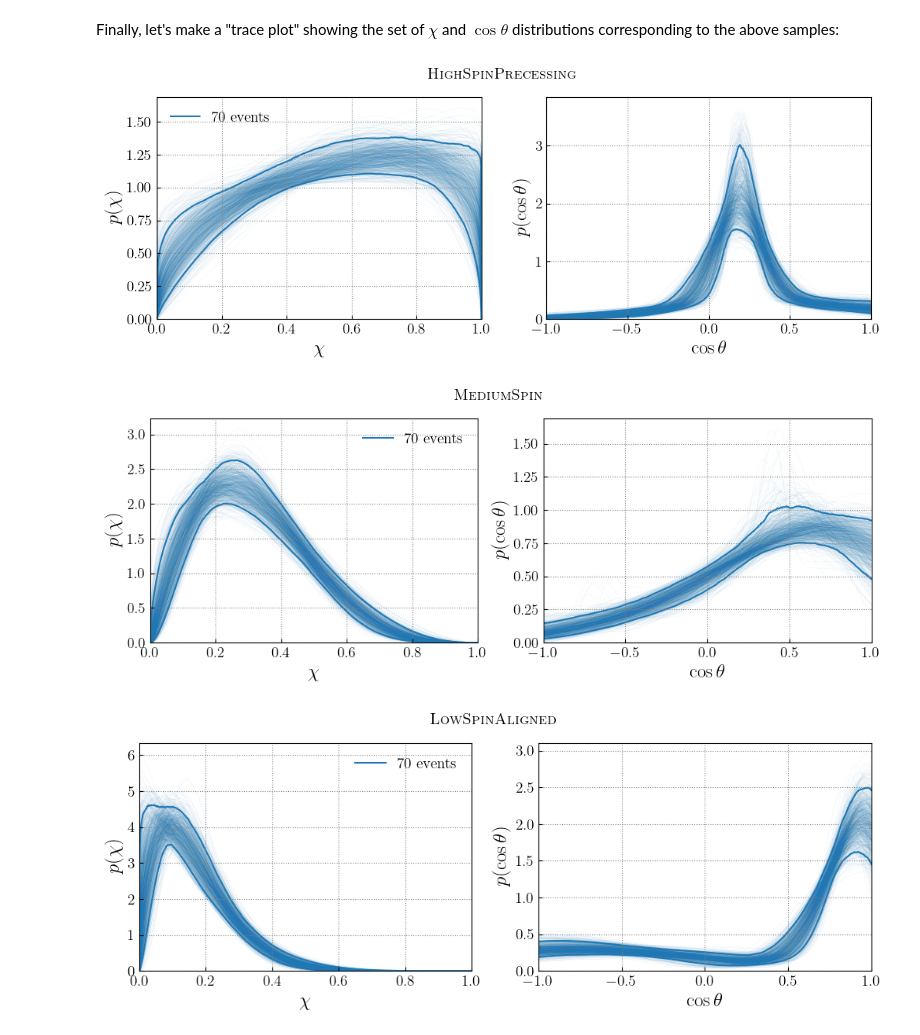
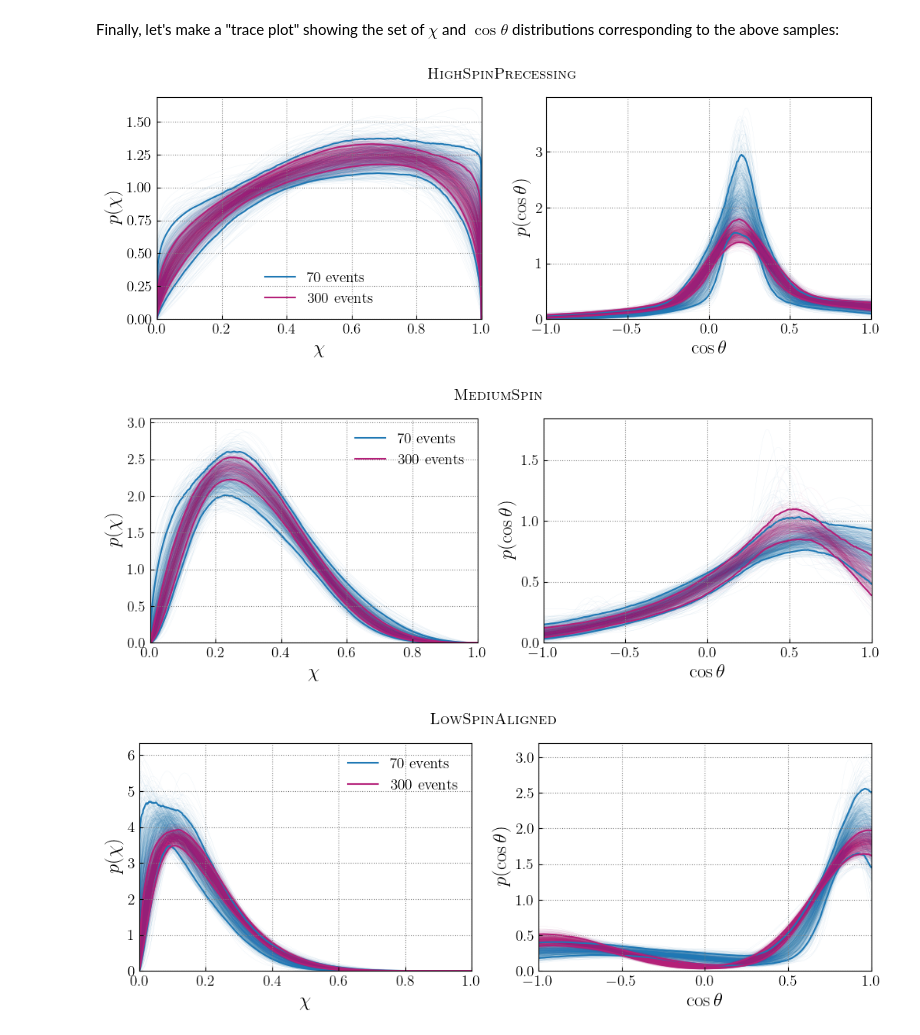
Before and after one commit to zoekko/comp-spin-mock-injections, a Jupyter notebook: Data/PopulationInferenceOutput/inspect_betaPlusDoubleGaussian.ipynb, the cells around one changed output. Cells and saved outputs as stored; diff of their text form; code cells hidden in the pictures.

```diff
--- a/Data/PopulationInferenceOutput/inspect_betaPlusDoubleGaussian.ipynb
+++ b/Data/PopulationInferenceOutput/inspect_betaPlusDoubleGaussian.ipynb
@@ -17,7 +17,7 @@ and make dict containing info for all populations under the given model
 # For loading files
 model = 'betaPlusDoubleGaussian'
 pops = ['1', '2', '3']
-nevents = ['70'] ## TODO: update to include 150 and 300
+nevents = ['70', '300']
 
 # Make Dict
 data_dict = {}
@@ -27,7 +27,7 @@ for pop in pops:
     data_pop = {}
     for nevent in nevents:
 
-        name = f"{model}_pop{pop}_{nevent}events"
+        name = f"{model}_pop{pop}_{nevent}events_temp" #TODO: get rid of temp
 
         with open(f'{model}/{name}.json', 'r') as f:
             data = json.load(f)
@@ -190,7 +190,7 @@ chi_grid = np.linspace(0,1,1000)
 cost_grid = np.linspace(-1,1,1000)
 
 # Choose a number of traces to draw
-nTraces = 1000
+nTracesMax = 800
 
 for pop in pops:
 
@@ -205,6 +205,7 @@ for pop in pops:
         data = data_dict[pop_key][nevent_key]
 
         # Instantiate an array to hold a collection of traces
+        nTraces = min(nTracesMax, len(data['mu_chi']['processed']))
         p_chi = np.zeros((nTraces,chi_grid.size))
         p_cost = np.zeros((nTraces,cost_grid.size))
 
@@ -225,33 +226,33 @@ for pop in pops:
             p_chi[i,:] = calculate_betaDistribution(chi_grid, a, b)
 
             # and gaussian distribution for cos(theta)
             p_cost[i,:] = calculate_Double_Gaussian(cost_grid, mu1_cost, sigma1_cost, mu2_cost, sigma2_cost, MF_cost, -1, 1)
 
         # Plot individual traces
         axes[0].plot(chi_grid, p_chi.T,color=nevents_colors_dict[nevent_key], lw=0.15, alpha=0.15, zorder=0)
         axes[1].plot(cost_grid, p_cost.T,color=nevents_colors_dict[nevent_key], lw=0.15, alpha=0.15, zorder=0)
 
         # Also plot 5% and 95% credible bounds
         axes[0].plot(chi_grid, np.quantile(p_chi,0.05,axis=0), color=nevents_colors_dict[nevent_key], zorder=1, label=nevent_key)
         axes[0].plot(chi_grid, np.quantile(p_chi,0.95,axis=0), color=nevents_colors_dict[nevent_key], zorder=1)
         axes[1].plot(cost_grid, np.quantile(p_cost,0.05,axis=0), color=nevents_colors_dict[nevent_key], zorder=1)
         axes[1].plot(cost_grid, np.quantile(p_cost,0.95,axis=0), color=nevents_colors_dict[nevent_key], zorder=1)
 
     axes[0].set_xlim(0,1)
     axes[0].set_ylim(0,)
     axes[0].set_xlabel(r'$\chi$',fontsize=18)
     axes[0].set_ylabel(r'$p(\chi)$',fontsize=18)
     axes[0].legend()
 
     axes[1].set_xlim(-1,1)
     axes[1].set_ylim(0,)
     axes[1].set_xlabel(r'$\cos \theta$',fontsize=18)
     axes[1].set_ylabel(r'$p(\cos \theta)$',fontsize=18)
 
     plt.suptitle(population_labels_dict[pop_key], fontsize=14)
 
     plt.show()
 # %% [output]
-[figure, old version]
+[figure, new version]
-[figure, old version]
+[figure, new version]
-[figure, old version]
+[figure, new version]
```
Also changed, not shown: parts of 1 cell of this notebook, 3 other files.
